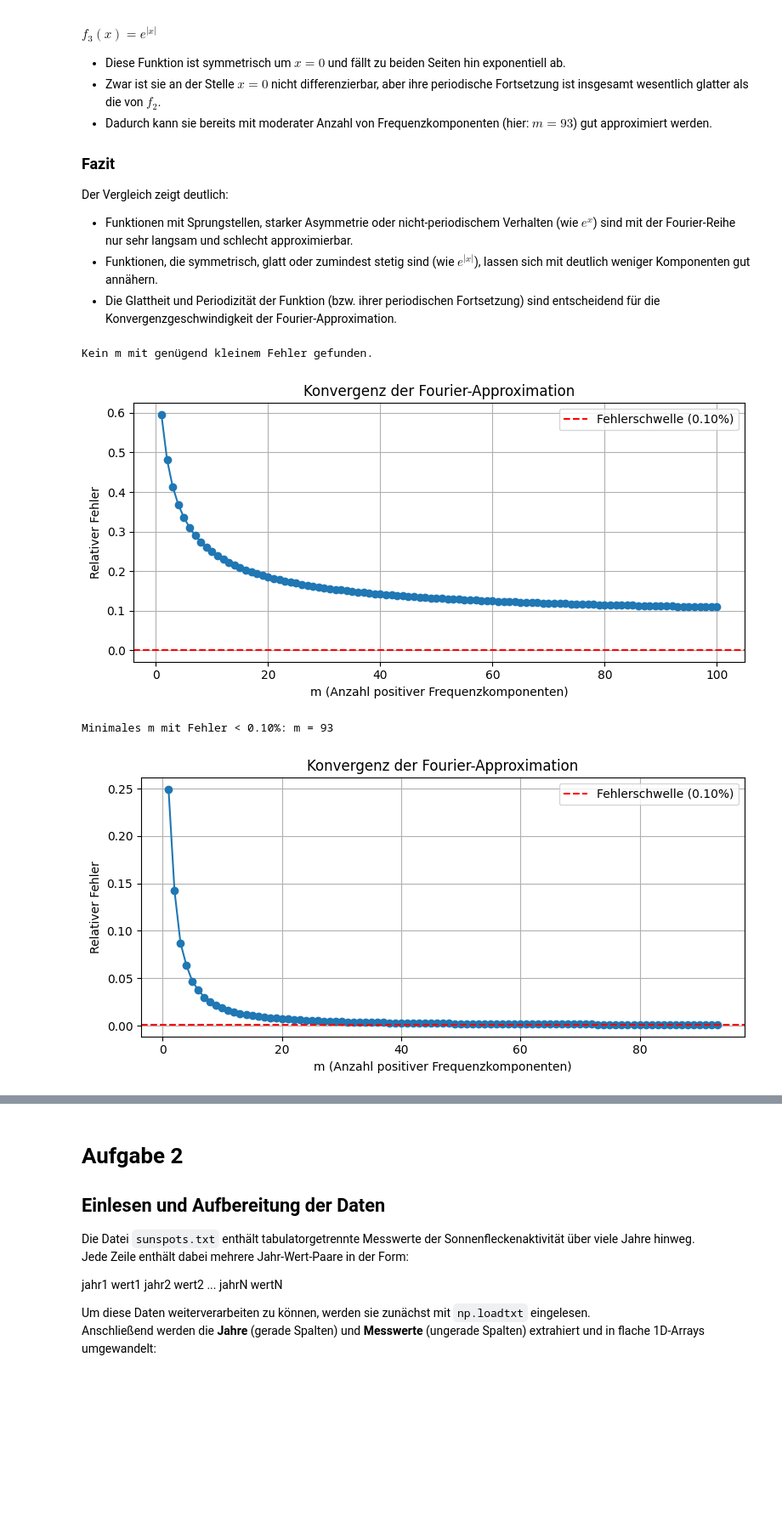
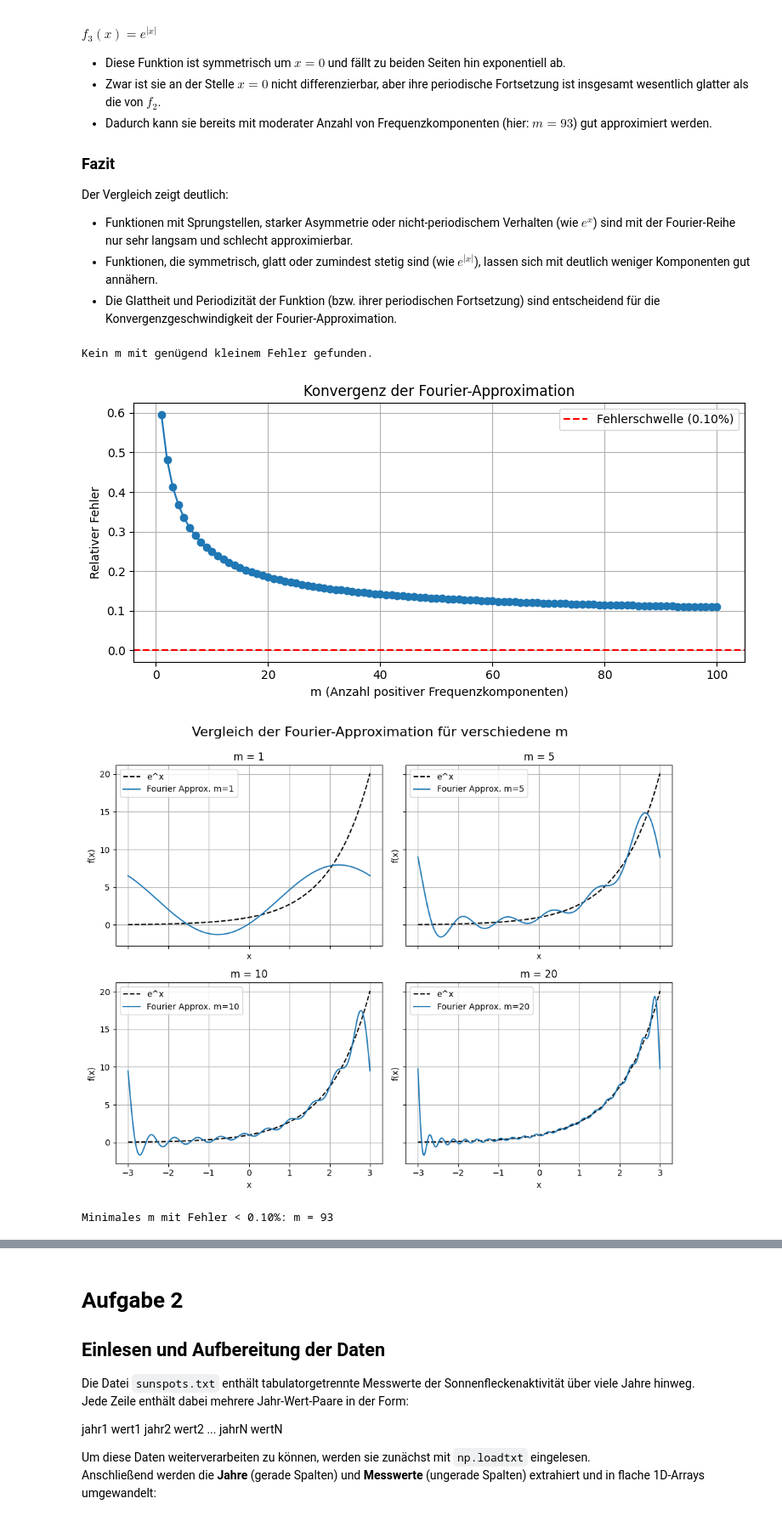
Before and after one commit to elmi3/vta_mc_2, a Jupyter notebook: mc.ipynb, the cells around one changed output, grey strips where cells are left out. Shown at 85% size. Saved outputs shown, nothing was run; the diff lists cells and outputs as text; code cells hidden in the pictures; blank space fills up the shorter version.

```diff
--- a/mc.ipynb
+++ b/mc.ipynb
@@ -331,15 +340,19 @@ Der Vergleich zeigt deutlich:
 # %%
 def f2(x):
     return np.exp(x)
 
 def f3(x):
     return np.exp(np.abs(x))
 
 _ = finde_minimales_m(f2)
 
+plot_fourier_approximation(f2, f_label="e^x", m_values=[1, 5, 10, 20], cols=2, top=.9)
+
 _ = finde_minimales_m(f3)
+
+plot_fourier_approximation(f3, f_label="e^|x|", m_values=[1, 5, 10, 20], cols=2, top=.9)
 # %% [output]
 Kein m mit genügend kleinem Fehler gefunden.
 [figure]
+[figure, new version]
 Minimales m mit Fehler < 0.10%: m = 93
-[figure, old version]
```
Also changed, not shown: parts of 3 cells of this notebook.
